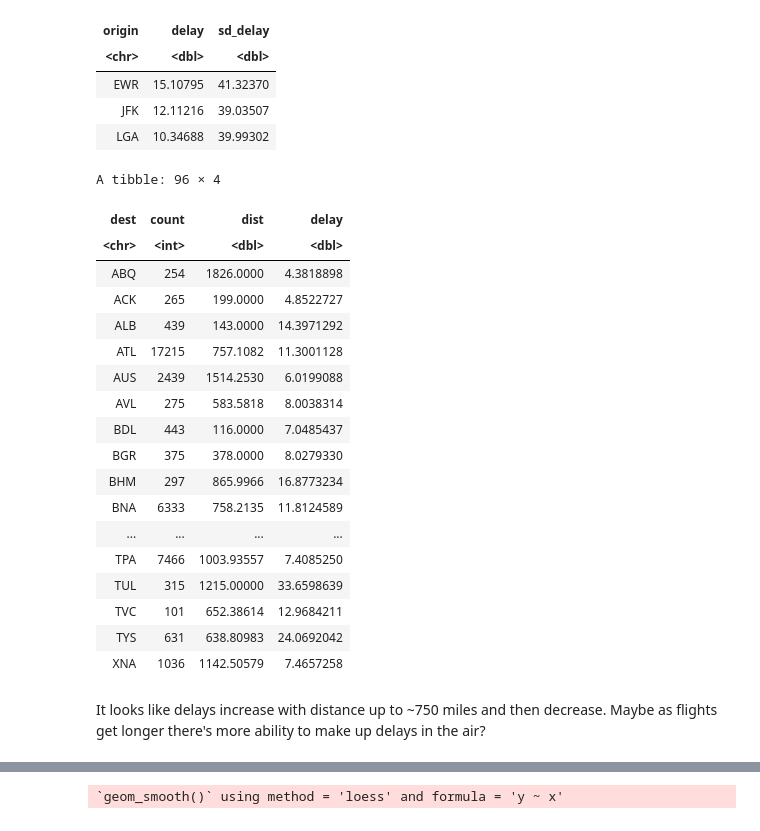
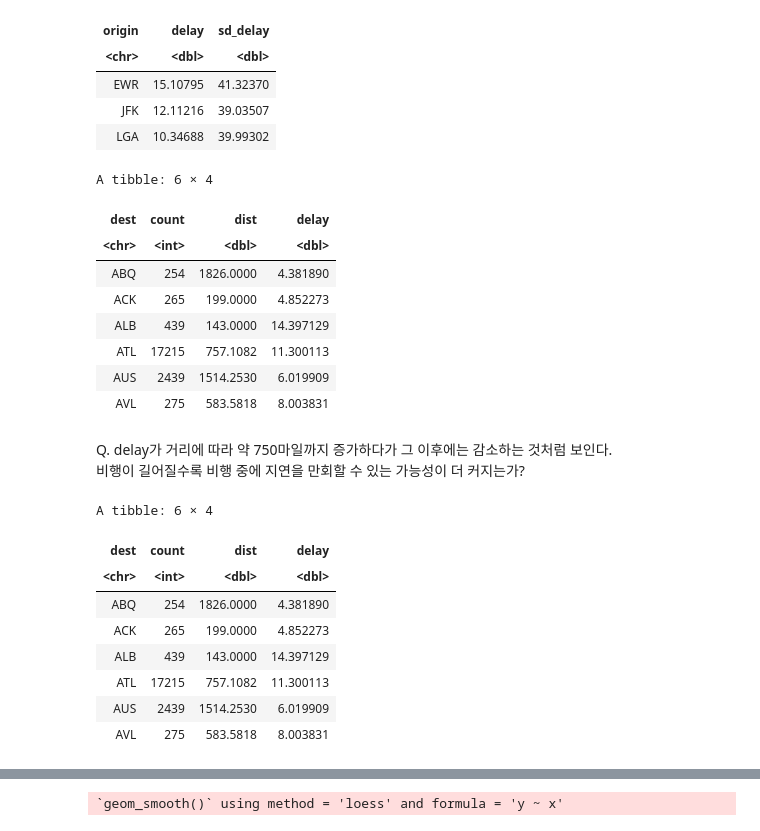
Before and after one commit to yoonsungah/BigDataClass, a Jupyter notebook: 2주차)R_data_science.ipynb, the cells around one changed output, grey strips where cells are left out. Saved outputs shown, nothing was run; the diff lists cells and outputs as text; code cells hidden in the pictures.

```diff
--- a/2주차)R_data_science.ipynb
+++ b/2주차)R_data_science.ipynb
@@ -976,29 +967,39 @@ A tibble: 3 × 3
 | EWR | 15.10795 | 41.32370 |
 | JFK | 12.11216 | 39.03507 |
 | LGA | 10.34688 | 39.99302 |
+# %%
+# destination이 같은 비행기를 그룹화하고 통계량 냈음
+# filter 적용 > destination이 같은 비행기가 20대 초과인 것만 출력, HNL공항은 제외
+
+flights %>% group_by(dest) %>%
+   summarise(count = n(), dist = mean(distance, na.rm = TRUE), delay = mean(arr_delay, na.rm = TRUE) ) %>%
+   filter(count > 20, dest != "HNL") %>% head()
+# %% [output]
+A tibble: 6 × 4
+| dest | count | dist | delay |
+| <chr> | <int> | <dbl> | <dbl> |
+| ABQ | 254 | 1826.0000 | 4.381890 |
+| ACK | 265 | 199.0000 | 4.852273 |
+| ALB | 439 | 143.0000 | 14.397129 |
+| ATL | 17215 | 757.1082 | 11.300113 |
+| AUS | 2439 | 1514.2530 | 6.019909 |
+| AVL | 275 | 583.5818 | 8.003831 |
+# %% [markdown]
+Q. delay가 거리에 따라 약 750마일까지 증가하다가 그 이후에는 감소하는 것처럼 보인다.
+비행이 길어질수록 비행 중에 지연을 만회할 수 있는 가능성이 더 커지는가?
 # %%
+#도착지가 같은 것들 중에서 dist, delay의 평균을 본다
+
 flights %>% group_by(dest) %>%
    summarise(count = n(), dist = mean(distance, na.rm = TRUE), delay = mean(arr_delay, na.rm = TRUE) ) %>%
-   filter(count > 20, dest != "HNL")
+   filter(count > 20, dest != "HNL") %>% head()
 # %% [output]
-A tibble: 96 × 4
+A tibble: 6 × 4
 | dest | count | dist | delay |
 | <chr> | <int> | <dbl> | <dbl> |
-| ABQ | 254 | 1826.0000 | 4.3818898 |
-| ACK | 265 | 199.0000 | 4.8522727 |
-| ALB | 439 | 143.0000 | 14.3971292 |
-| ATL | 17215 | 757.1082 | 11.3001128 |
-| AUS | 2439 | 1514.2530 | 6.0199088 |
-| AVL | 275 | 583.5818 | 8.0038314 |
-| BDL | 443 | 116.0000 | 7.0485437 |
-| BGR | 375 | 378.0000 | 8.0279330 |
-| BHM | 297 | 865.9966 | 16.8773234 |
-| BNA | 6333 | 758.2135 | 11.8124589 |
-| ... | ... | ... | ... |
-| TPA | 7466 | 1003.93557 | 7.4085250 |
-| TUL | 315 | 1215.00000 | 33.6598639 |
-| TVC | 101 | 652.38614 | 12.9684211 |
-| TYS | 631 | 638.80983 | 24.0692042 |
-| XNA | 1036 | 1142.50579 | 7.4657258 |
+| ABQ | 254 | 1826.0000 | 4.381890 |
+| ACK | 265 | 199.0000 | 4.852273 |
+| ALB | 439 | 143.0000 | 14.397129 |
+| ATL | 17215 | 757.1082 | 11.300113 |
+| AUS | 2439 | 1514.2530 | 6.019909 |
+| AVL | 275 | 583.5818 | 8.003831 |
-# %% [markdown]
-It looks like delays increase with distance up to ~750 miles and then decrease. Maybe as flights get longer there's more ability to make up delays in the air?
```
Also changed, not shown: parts of 99 cells of this notebook.
